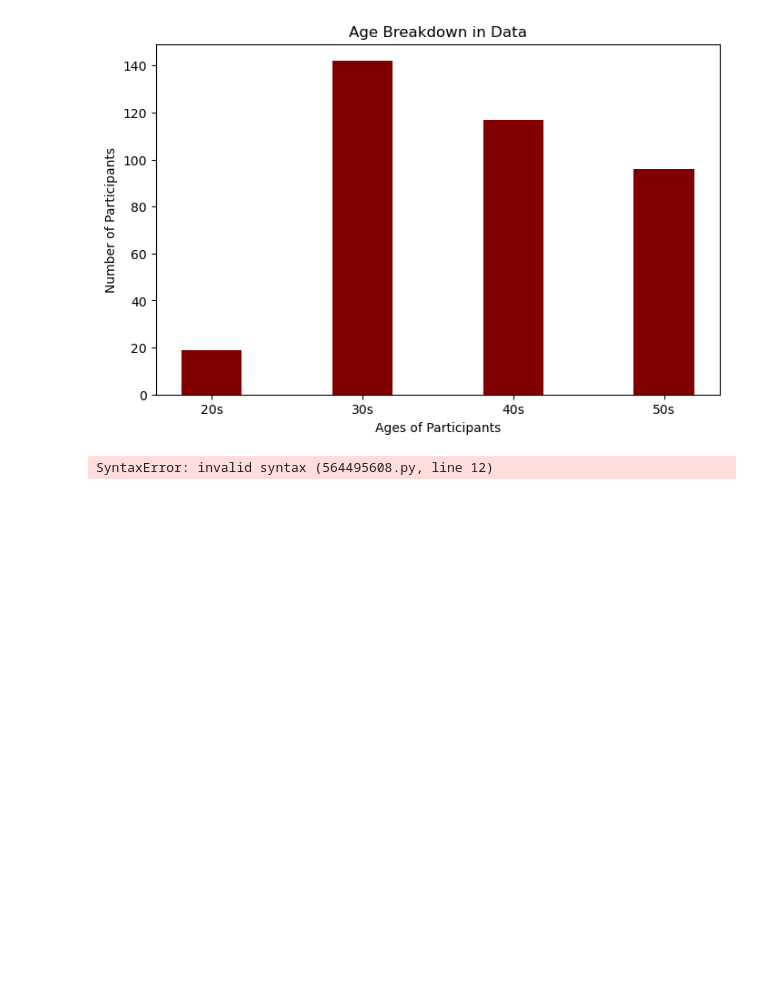
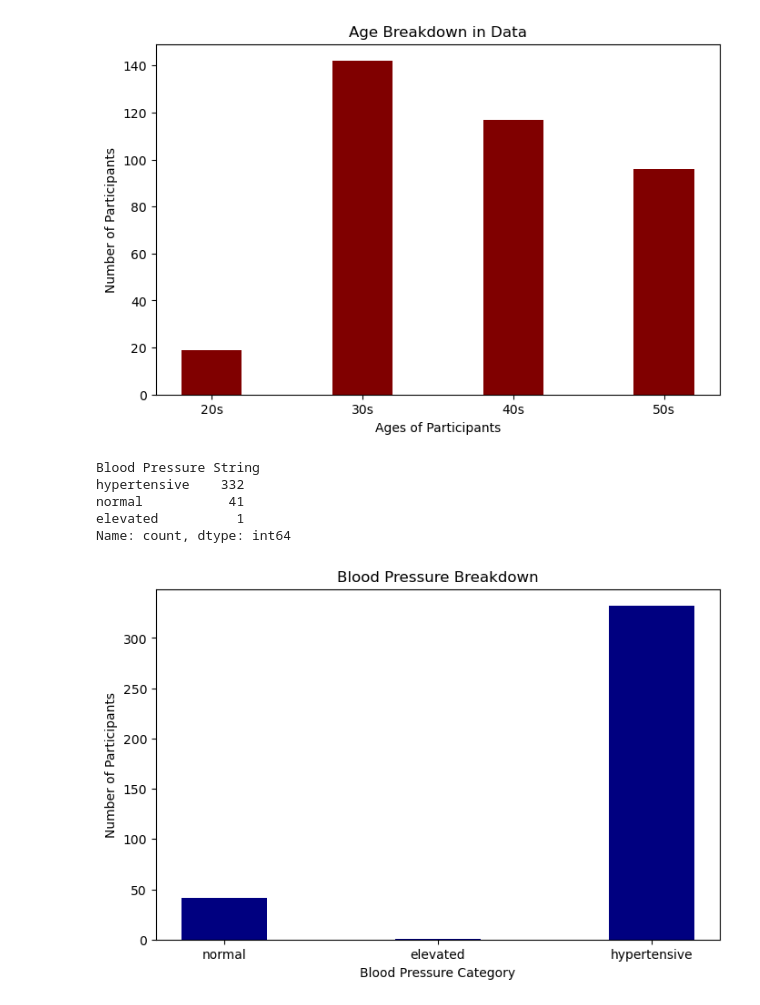
Before and after one commit to rfe123/umn_data_project_001, a Jupyter notebook: src/starting_visuals.ipynb, the cells around one changed output. Drawn from its saved outputs; the diff is of its cells as text; code cells hidden in the pictures; blank space fills up the shorter version.

Commit message:
added final image and code
houston we have blood pressure categories

```diff
--- a/src/starting_visuals.ipynb
+++ b/src/starting_visuals.ipynb
@@ -105,41 +110,45 @@ plt.show()
 # %%
-#create blank list for new values to go
-bp_string =[]
-bp_num=
-data=df
-
 #Determine Blood Pressure
 #Is this correct I am so bad at writing for loops
-for bp_num in data
-#define normal pressure
-    if df.["Systolic"] < 120 and df.["Diastolic"] < 80
-    bp_string.append("normal")
+for index, row in df.iterrows():
+
+    #define normal pressure
+    if row[13] < 120 and row[14] < 80:
+        bp_string.append("normal")
 
 #define elevated blood pressure
-    if df.["Systolic"] <= 120 and < 130 df.["Diastolic"] < 80
-    bp_string.append("elevated")
+    elif row["Systolic"] >= 120 and row["Systolic"]< 130 and row["Diastolic"] < 80:
+        bp_string.append("elevated")
 
 #define high blood pressure
-    if df.["Systolic"] >= 130  or df.["Diastolic"] >= 80
-    bp_string.append("hypertension")
+    elif row["Systolic"] >= 130  or row["Diastolic"] >= 80:
+       bp_string.append("hypertensive")
 
-    else bp_string.append("low")
+    else: bp_string.append("low")
 
-bp_string.value_counts()
+df["Blood Pressure String"]=bp_string
+
+df["Blood Pressure String"].value_counts()
 # %% [output]
-SyntaxError: invalid syntax (564495608.py, line 12)
+Blood Pressure String
+hypertensive    332
+normal           41
+elevated          1
+Name: count, dtype: int64
 # %%
 #define variables for bar graph
-qualitative_bp=["low", "normal", "elevated", "hypertension"]
-qual_bp_count=[]
+qualitative_bp=["normal", "elevated", "hypertensive"]
+qual_bp_count=[41, 1, 332]
 
 #make blood pressure graph
 fig = plt.figure(figsize = (8, 5))
 
 plt.bar(qualitative_bp, qual_bp_count, color ='navy',
         width = 0.4)
 
 plt.xlabel("Blood Pressure Category")
 plt.ylabel("Number of Participants")
 plt.title("Blood Pressure Breakdown")
 plt.show()
+# %% [output]
+[figure, added]
```
Also changed, not shown: parts of 1 cell of this notebook, 1 other file.
